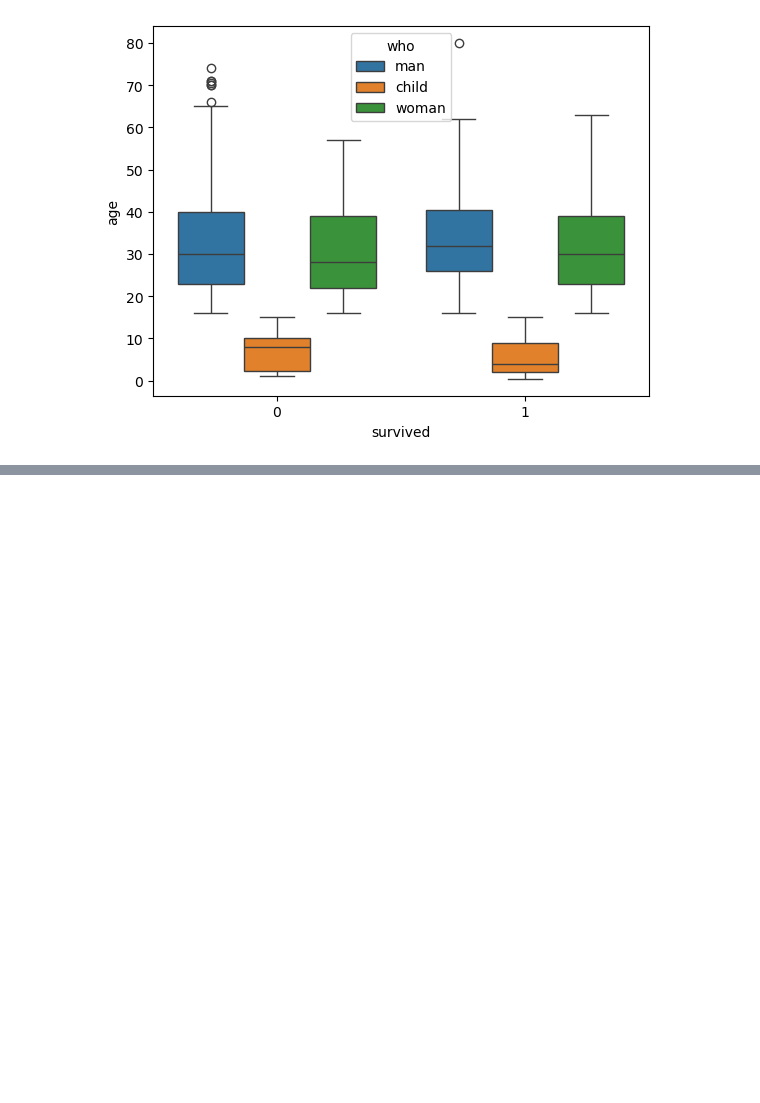
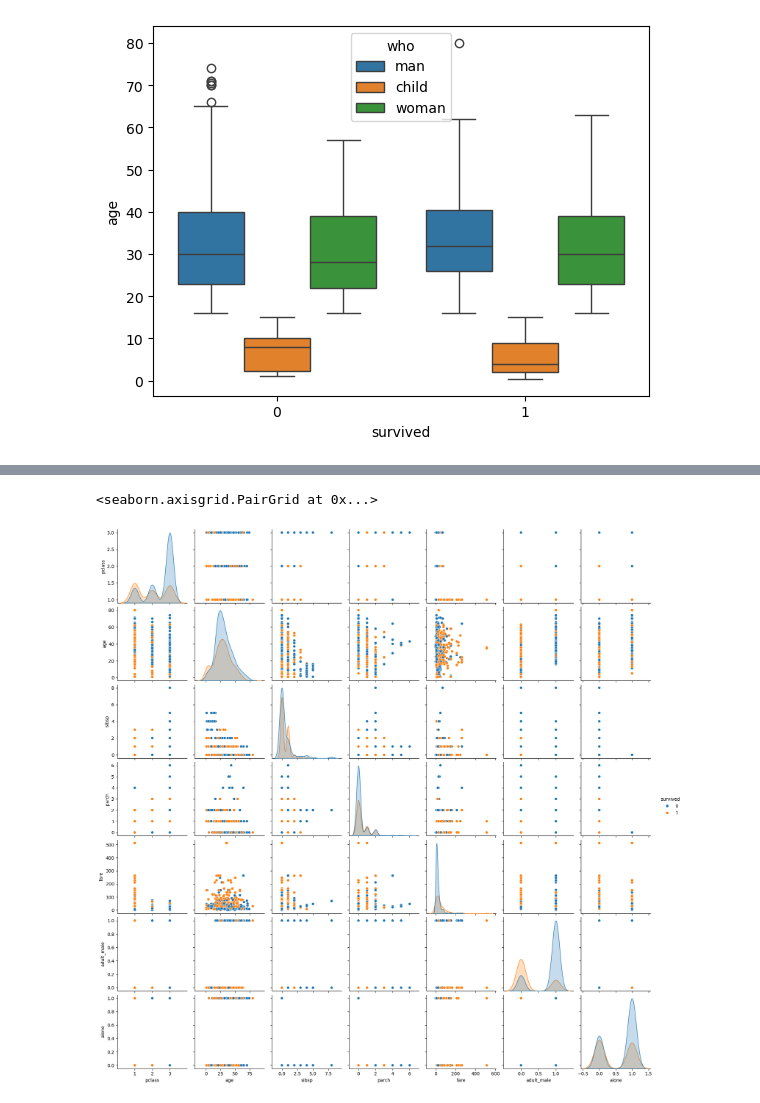
Before and after one commit to MrKami04/Exploratory-Data-Analysis, a Jupyter notebook: EDA/EDA13.IPYNB, the cells around one changed output, grey strips where cells are left out. Cells and saved outputs as stored; diff of their text form; code cells hidden in the pictures; blank space fills up the shorter version.

```diff
--- a/EDA/EDA13.IPYNB
+++ b/EDA/EDA13.IPYNB
@@ -161,0 +166,5 @@ sns.boxplot(data=df, y = "age", x = "survived", hue = "who")
+# %%
+sns.pairplot(df, hue="survived")
+# %% [output]
+<seaborn.axisgrid.PairGrid at 0x...>
+[figure, added]
```
Also changed, not shown: parts of 12 cells of this notebook.
